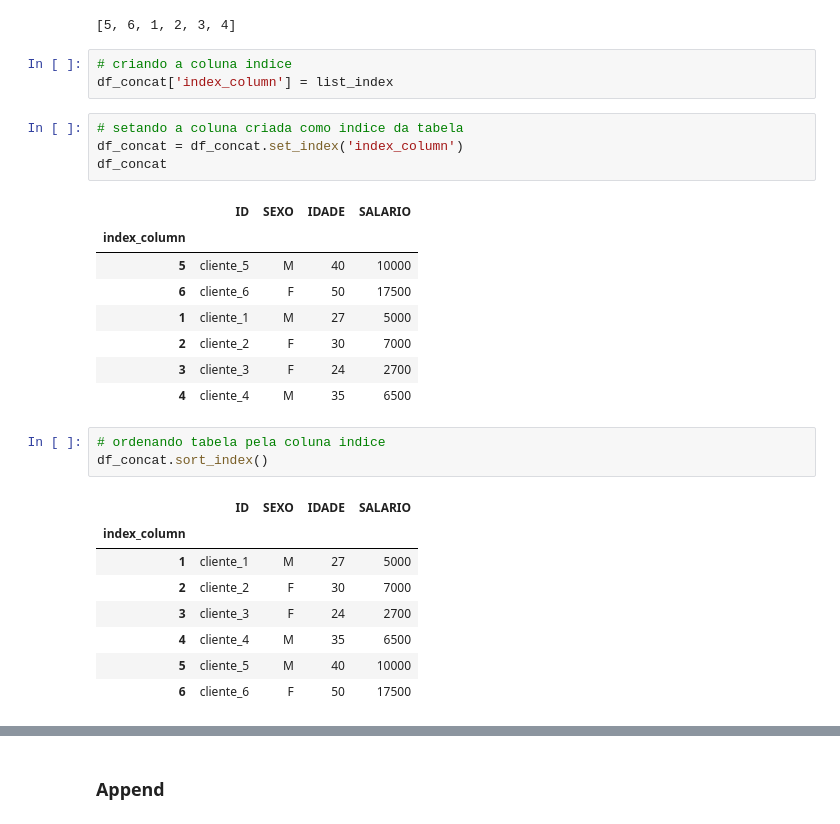
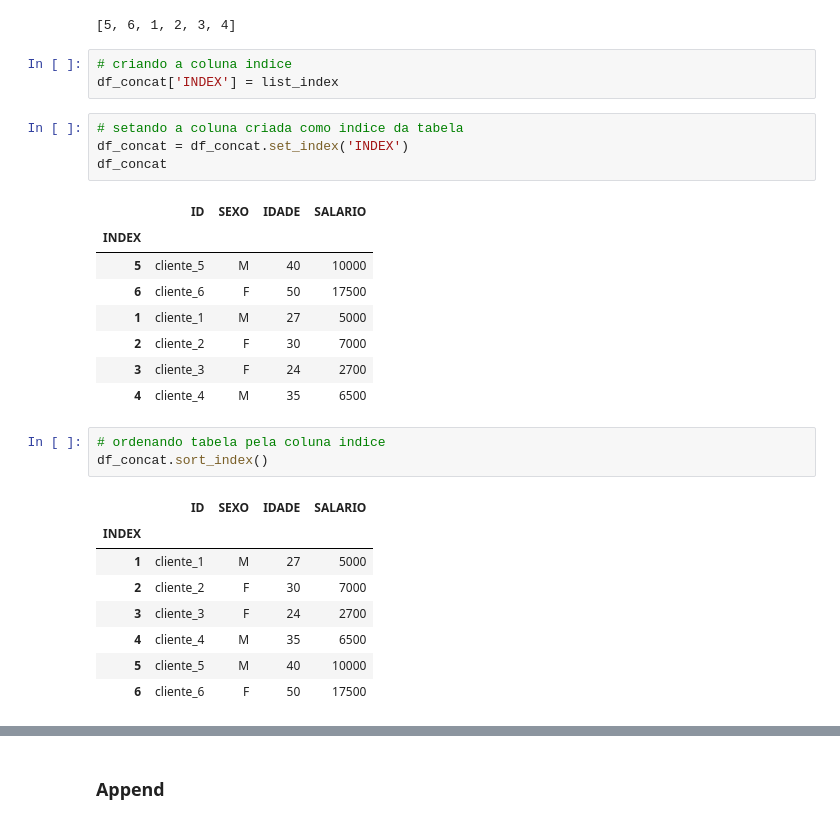
Before and after one commit to RaphaelfsOliveira/DataScience, a Jupyter notebook: EBAC Curso Ciência de Dados/Cientista de Dados/modulo_5_limpeza_e_preparacao_de_dados.ipynb, the cells around one changed output, grey strips where cells are left out. Cells and saved outputs as stored; diff of their text form.

```diff
--- a/EBAC Curso Ciência de Dados/Cientista de Dados/modulo_5_limpeza_e_preparacao_de_dados.ipynb
+++ b/EBAC Curso Ciência de Dados/Cientista de Dados/modulo_5_limpeza_e_preparacao_de_dados.ipynb
@@ -891,14 +891,14 @@ list_index
 [5, 6, 1, 2, 3, 4]
 # %%
 # criando a coluna indice
-df_concat['index_column'] = list_index
+df_concat['INDEX'] = list_index
 # %%
 # setando a coluna criada como indice da tabela
-df_concat = df_concat.set_index('index_column')
+df_concat = df_concat.set_index('INDEX')
 df_concat
 # %% [output]
 |  | ID | SEXO | IDADE | SALARIO |
-| index_column |  |  |  |  |
+| INDEX |  |  |  |  |
 | 5 | cliente_5 | M | 40 | 10000 |
 | 6 | cliente_6 | F | 50 | 17500 |
 | 1 | cliente_1 | M | 27 | 5000 |
@@ -910,7 +910,7 @@ df_concat
 df_concat.sort_index()
 # %% [output]
 |  | ID | SEXO | IDADE | SALARIO |
-| index_column |  |  |  |  |
+| INDEX |  |  |  |  |
 | 1 | cliente_1 | M | 27 | 5000 |
 | 2 | cliente_2 | F | 30 | 7000 |
 | 3 | cliente_3 | F | 24 | 2700 |
```
Also changed, not shown: parts of 1 cell of this notebook.
